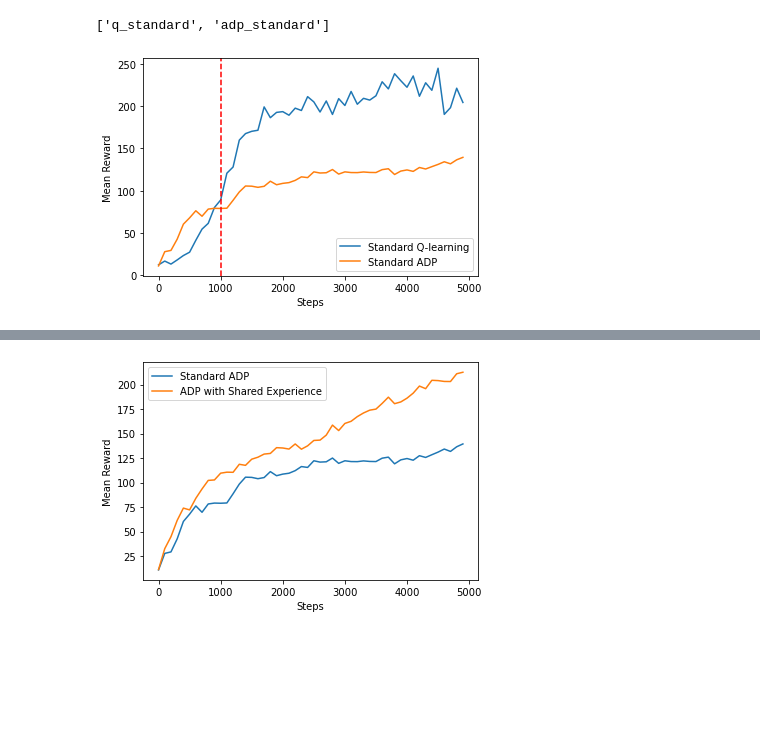
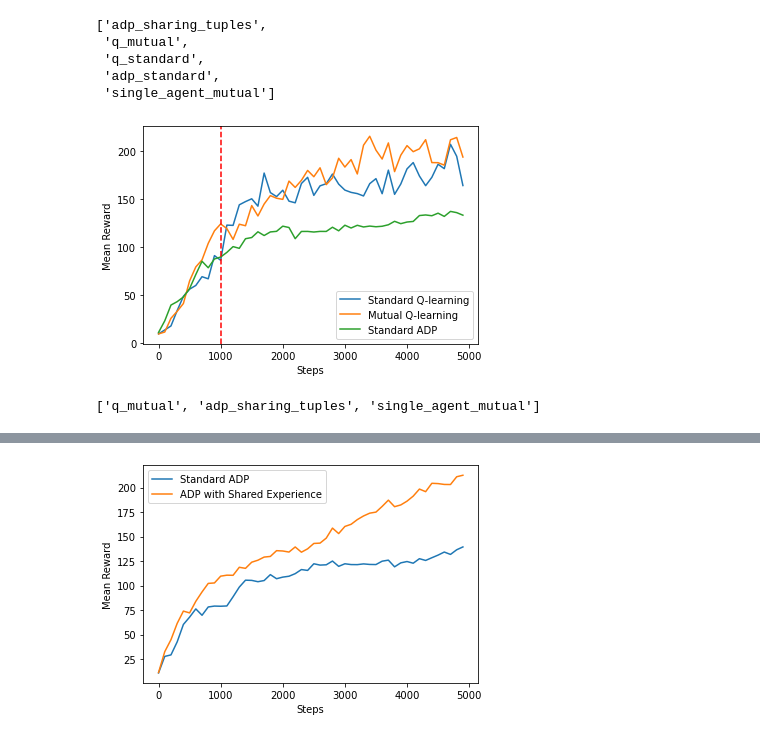
Before and after one commit to csreid/heterogeneous-mutual, a Jupyter notebook: figs.ipynb, the cells around one changed output, grey strips where cells are left out. Cells and saved outputs as stored; diff of their text form; code cells hidden in the pictures; blank space fills up the shorter version.

```diff
--- a/figs.ipynb
+++ b/figs.ipynb
@@ -5,2 +16,31 @@ import matplotlib.pyplot as plt
+# %%
+data_notarget['names']
+# %% [output]
+['adp_sharing_tuples',
+ 'q_mutual',
+ 'q_standard',
+ 'adp_standard',
+ 'single_agent_mutual']
+# %%
+xticks = np.arange(50) * 100
+mutual_q_mean = np.mean(data_notarget['results'], axis=0).T[1][:50]
+std_q_mean = np.mean(data_notarget['results'], axis=0).T[2][:50]
+std_adp_mean = np.mean(data_notarget['results'], axis=0).T[3][:50]
+plt.plot(xticks, std_q_mean, label='Standard Q-learning')
+plt.plot(xticks, mutual_q_mean, label='Mutual Q-learning')
+plt.plot(xticks, std_adp_mean, label='Standard ADP')
+plt.axvline(1000, color='r', ls='--')
+
+plt.xlabel('Steps')
+plt.ylabel('Mean Reward')
+
+plt.legend()
+
+plt.savefig('./figs/standards.png')
+# %% [output]
+[figure, added]
 # %%
-data_std = pickle.load(open('./results/1607729459.203199_test.pickle', 'rb'))
+data_mut = pickle.load(open('./results/1607601814.6805024_test.pickle', 'rb'))
+111data_mut['names']
+# %% [output]
+['q_mutual', 'adp_sharing_tuples', 'single_agent_mutual']
@@ -10,20 +46,0 @@ data_std = data_std['results']
-# %%
-names
-# %% [output]
-['q_standard', 'adp_standard']
-# %%
-xticks = np.arange(50) * 100
-std_q_mean = np.mean(data_std, axis=0).T[0]
-std_adp_mean = np.mean(data_std, axis=0).T[1]
-plt.plot(xticks, std_q_mean, label='Standard Q-learning')
-plt.plot(xticks, std_adp_mean, label='Standard ADP')
-plt.axvline(1000, color='r', ls='--')
-
-plt.xlabel('Steps')
-plt.ylabel('Mean Reward')
-
-plt.legend()
-
-plt.savefig('./figs/standards.png')
-# %% [output]
-[figure, removed]
```
Also changed, not shown: parts of 6 cells of this notebook, 4 other files.
